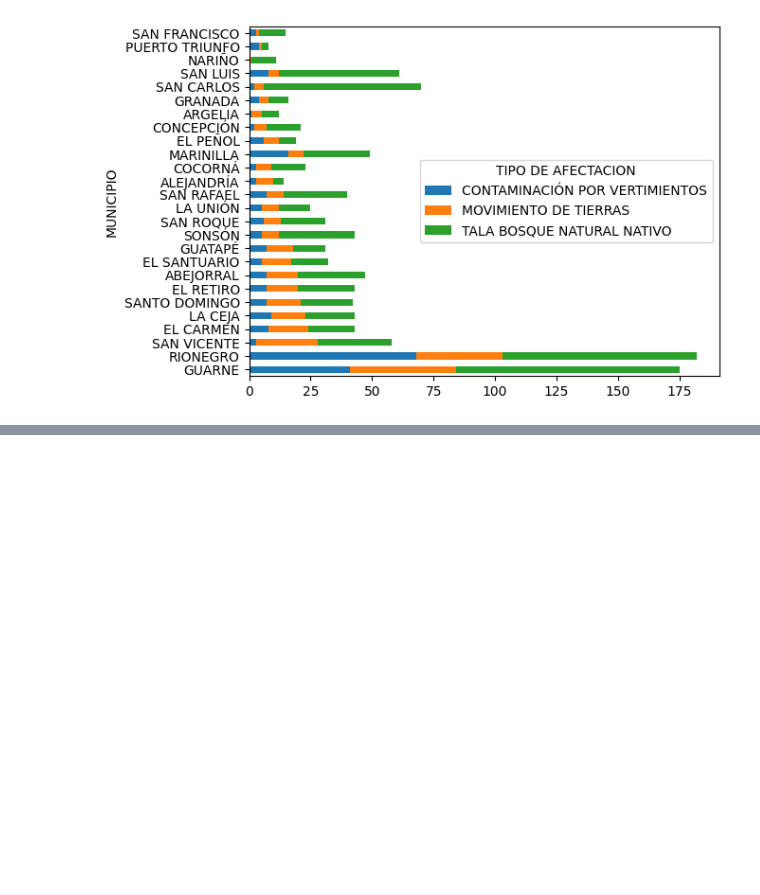
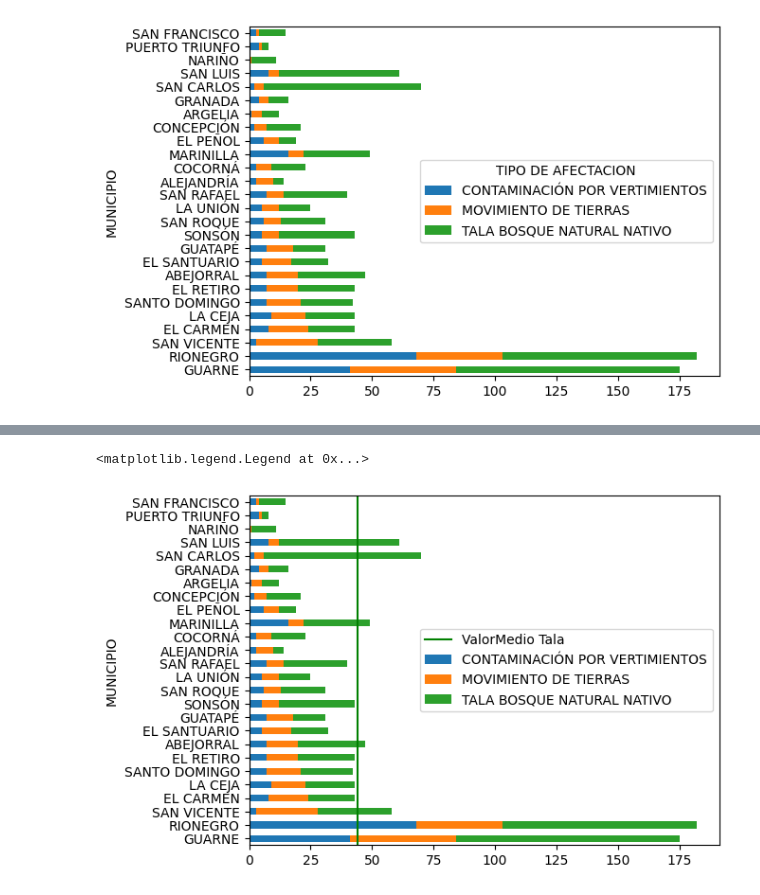
Before and after one commit to asegura4488/CienciaDatos, a Jupyter notebook: Semana4/QuejasAmbientales.ipynb, the cells around one changed output, grey strips where cells are left out. Saved outputs shown, nothing was run; the diff lists cells and outputs as text; code cells hidden in the pictures; blank space fills up the shorter version.

```diff
--- a/Semana4/QuejasAmbientales.ipynb
+++ b/Semana4/QuejasAmbientales.ipynb
@@ -176,0 +179,3 @@ ax = CrossAfectacion.plot( kind= 'barh', stacked=True )
+# %%
+TalaBosques = CrossAfectacion['TALA BOSQUE NATURAL NATIVO']
+TalaBosques
@@ -176,0 +202,6 @@ ax = CrossAfectacion.plot( kind= 'barh', stacked=True )
+# %%
+ValorMedio = 0.
+for municipio in TalaBosques.keys():
+  print(municipio,Probabilidad[municipio],TalaBosques[municipio])
+  ValorMedio += Probabilidad[municipio]*TalaBosques[municipio]
+ValorMedio
@@ -176,0 +227,7 @@ ax = CrossAfectacion.plot( kind= 'barh', stacked=True )
+# %%
+ax = CrossAfectacion.plot( kind= 'barh', stacked=True )
+ax.axvline( ValorMedio, color='g', label='ValorMedio Tala' )
+ax.legend()
+# %% [output]
+<matplotlib.legend.Legend at 0x...>
+[figure, added]
```
Also changed, not shown: parts of 3 cells of this notebook.
